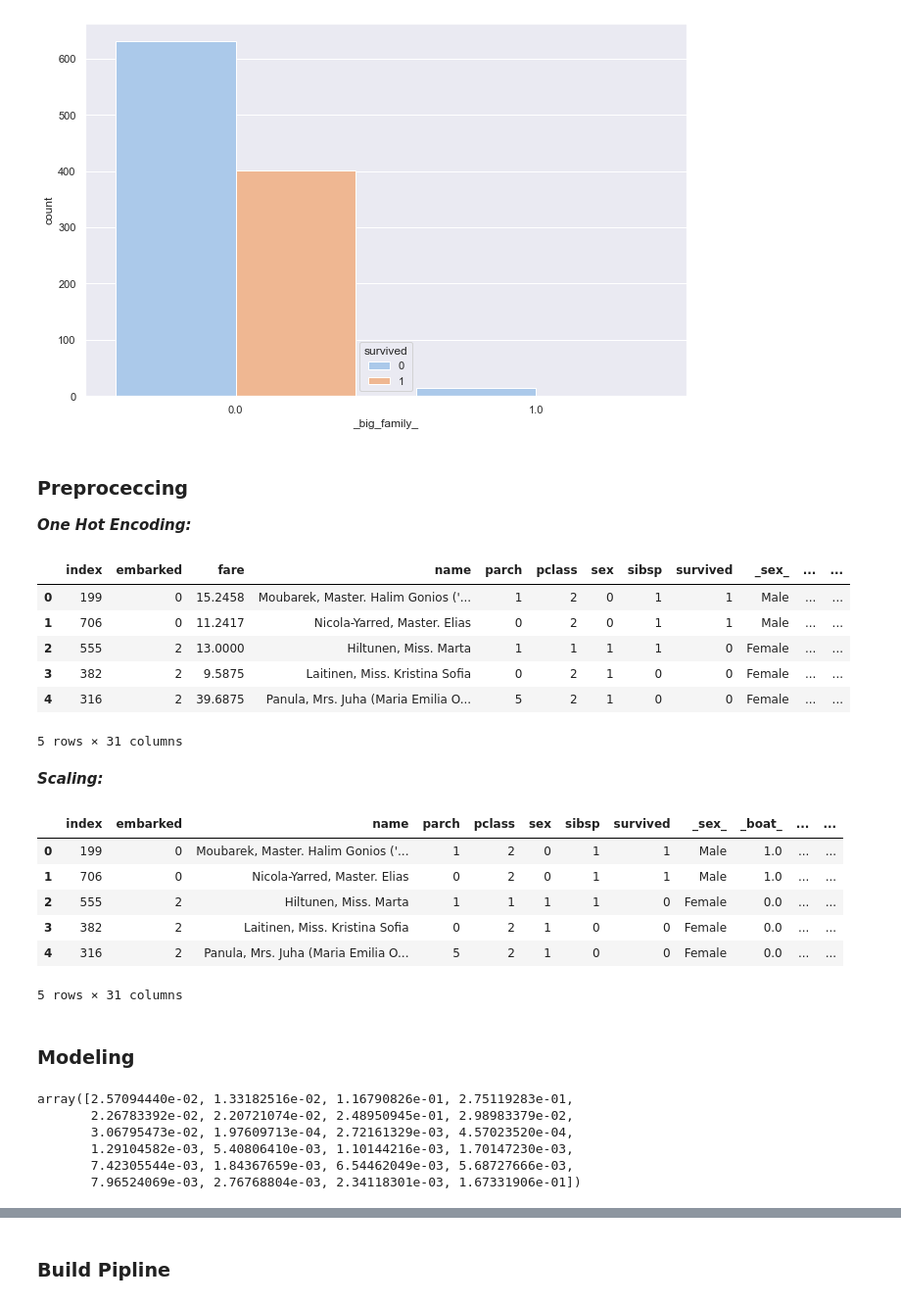
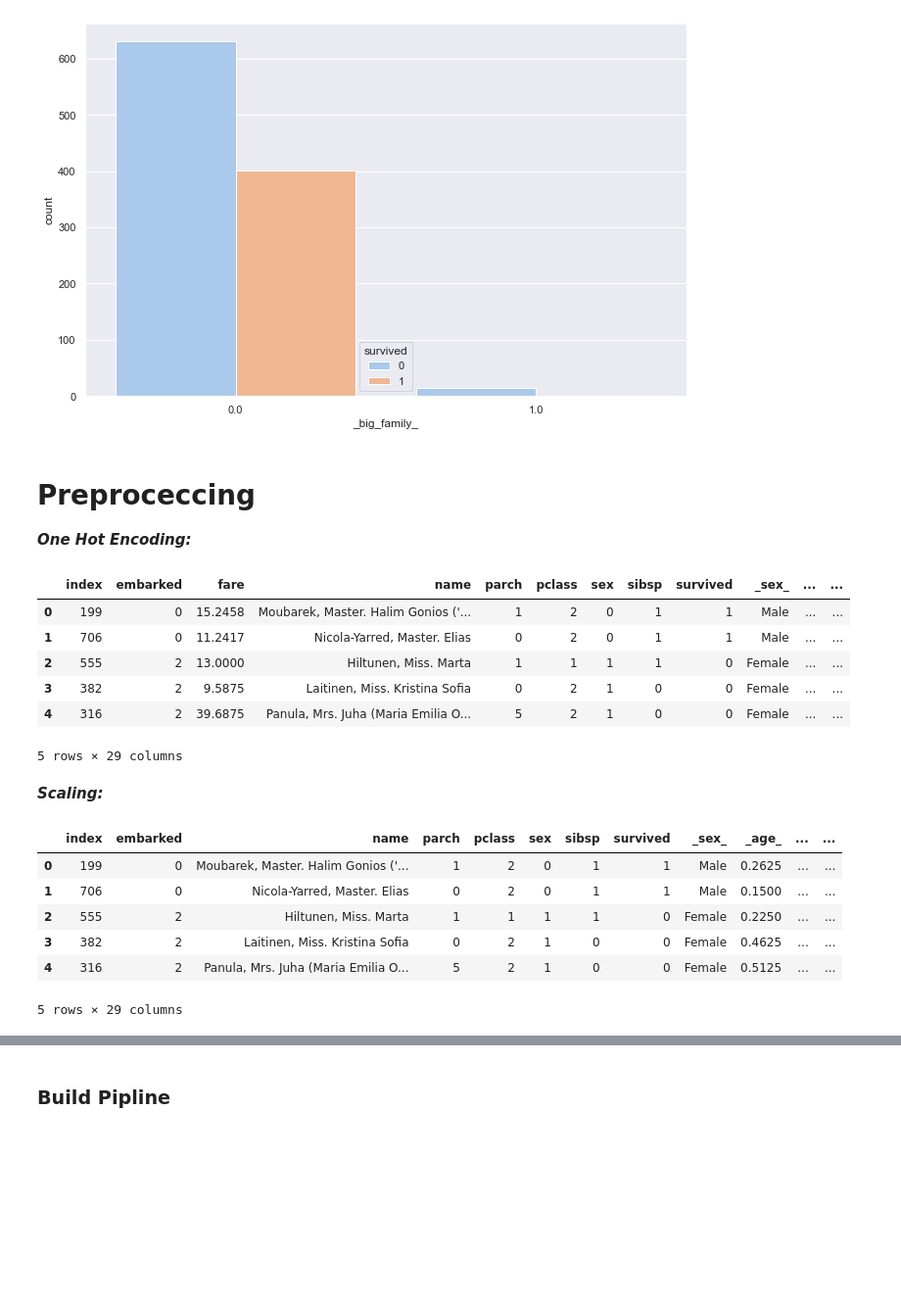
Before and after one commit to DimaFrank/ML, a Jupyter notebook: Titanic.ipynb, the cells around one changed output, grey strips where cells are left out. Shown at 98% size. Drawn from its saved outputs; the diff is of its cells as text; code cells hidden in the pictures; blank space fills up the shorter version.

```diff
--- a/Titanic.ipynb
+++ b/Titanic.ipynb
@@ -197,6 +201,13 @@ train[train['body']!=-1]['survived'].value_counts()
 # %% [output]
 0    94
 Name: survived, dtype: int64
+# %%
+train = train.drop(['ticket'], axis=1)
+train = train.drop(['cabin'], axis=1)
+train = train.drop(['home.dest'], axis=1)
+
+train = train.drop(['boat'], axis=1)
+train = train.drop(['body'], axis=1)
 # %%
 train.head(10)
 # %% [output]
@@ -218,20 +224,0 @@ train.head(10)
-# %%
-cols=['boat', 'body']
-
-def make_binary(dataset, columns, drop_orig=True):
-    for col in columns:
-        new_col='_'+col+'_'
-        if dataset.dtypes[col] in ['int32', 'int64']:
-            dataset.loc[(dataset[col]==-1), new_col]=0
-            dataset.loc[(dataset[col]!=-1), new_col]=1
-        else:
-            dataset.loc[(dataset[col]=='Unknown'), new_col]=0
-            dataset.loc[(dataset[col]!='Unknown'), new_col]=1
-
-        if drop_orig:
-            dataset = dataset.drop([col], axis=1)
-
-    return dataset
-
-train=make_binary(train, cols)
-train
@@ -379,7 +366,7 @@ train['_big_family_'].value_counts()
 Name: _big_family_, dtype: int64
 [figure]
 # %% [markdown]
-### Preproceccing
+# Preproceccing
 
 ***One Hot Encoding:***
 # %%
@@ -408,54 +395,26 @@ train.head()
 | 2 | 555 | 2 | 13.0000 | Hiltunen, Miss. Marta | 1 | 1 | 1 | 1 | 0 | Female | ... | ... |
 | 3 | 382 | 2 | 9.5875 | Laitinen, Miss. Kristina Sofia | 0 | 2 | 1 | 0 | 0 | Female | ... | ... |
 | 4 | 316 | 2 | 39.6875 | Panula, Mrs. Juha (Maria Emilia O... | 5 | 2 | 1 | 0 | 0 | Female | ... | ... |
-5 rows × 31 columns
+5 rows × 29 columns
 # %% [markdown]
 ***Scaling:***
 # %%
 from sklearn.preprocessing import MinMaxScaler
 
 # apply min-max scaling
 minmax_scaler = MinMaxScaler(feature_range=(0, 1))
 
 train['_fare_'] = minmax_scaler.fit_transform(train[['fare']])
+train['_age_'] = minmax_scaler.fit_transform(train[['_age_']])
 
 train = train.drop(['fare'], axis=1)
 
 train.head()
 # %% [output]
-|  | index | embarked | name | parch | pclass | sex | sibsp | survived | _sex_ | _boat_ | ... | ... |
-| 0 | 199 | 0 | Moubarek, Master. Halim Gonios ('... | 1 | 2 | 0 | 1 | 1 | Male | 1.0 | ... | ... |
-| 1 | 706 | 0 | Nicola-Yarred, Master. Elias | 0 | 2 | 0 | 1 | 1 | Male | 1.0 | ... | ... |
-| 2 | 555 | 2 | Hiltunen, Miss. Marta | 1 | 1 | 1 | 1 | 0 | Female | 0.0 | ... | ... |
-| 3 | 382 | 2 | Laitinen, Miss. Kristina Sofia | 0 | 2 | 1 | 0 | 0 | Female | 0.0 | ... | ... |
-| 4 | 316 | 2 | Panula, Mrs. Juha (Maria Emilia O... | 5 | 2 | 1 | 0 | 0 | Female | 0.0 | ... | ... |
+|  | index | embarked | name | parch | pclass | sex | sibsp | survived | _sex_ | _age_ | ... | ... |
+| 0 | 199 | 0 | Moubarek, Master. Halim Gonios ('... | 1 | 2 | 0 | 1 | 1 | Male | 0.2625 | ... | ... |
+| 1 | 706 | 0 | Nicola-Yarred, Master. Elias | 0 | 2 | 0 | 1 | 1 | Male | 0.1500 | ... | ... |
+| 2 | 555 | 2 | Hiltunen, Miss. Marta | 1 | 1 | 1 | 1 | 0 | Female | 0.2250 | ... | ... |
+| 3 | 382 | 2 | Laitinen, Miss. Kristina Sofia | 0 | 2 | 1 | 0 | 0 | Female | 0.4625 | ... | ... |
+| 4 | 316 | 2 | Panula, Mrs. Juha (Maria Emilia O... | 5 | 2 | 1 | 0 | 0 | Female | 0.5125 | ... | ... |
-5 rows × 31 columns
+5 rows × 29 columns
-# %% [markdown]
-### Modeling
-# %%
-from sklearn.model_selection import train_test_split
-from sklearn.ensemble import RandomForestRegressor
-from sklearn.inspection import permutation_importance
-
-
-
-predictors = train.select_dtypes(include=np.number).drop(['survived','index', '_boat_'], axis=1)
-predictors = list(predictors.columns)
-
-label = train.survived
-
-X = pd.DataFrame(train, columns=predictors)
-y = label
-X_train, X_test, y_train, y_test = train_test_split(X, y, test_size=0.20, random_state=12)
-
-
-rf = RandomForestRegressor(n_estimators=100)
-rf.fit(X_train, y_train)
-rf.feature_importances_
-# %% [output]
-array([2.57094440e-02, 1.33182516e-02, 1.16790826e-01, 2.75119283e-01,
-       2.26783392e-02, 2.20721074e-02, 2.48950945e-01, 2.98983379e-02,
-       3.06795473e-02, 1.97609713e-04, 2.72161329e-03, 4.57023520e-04,
-       1.29104582e-03, 5.40806410e-03, 1.10144216e-03, 1.70147230e-03,
-       7.42305544e-03, 1.84367659e-03, 6.54462049e-03, 5.68727666e-03,
-       7.96524069e-03, 2.76768804e-03, 2.34118301e-03, 1.67331906e-01])
```
Also changed, not shown: parts of 69 cells of this notebook.
